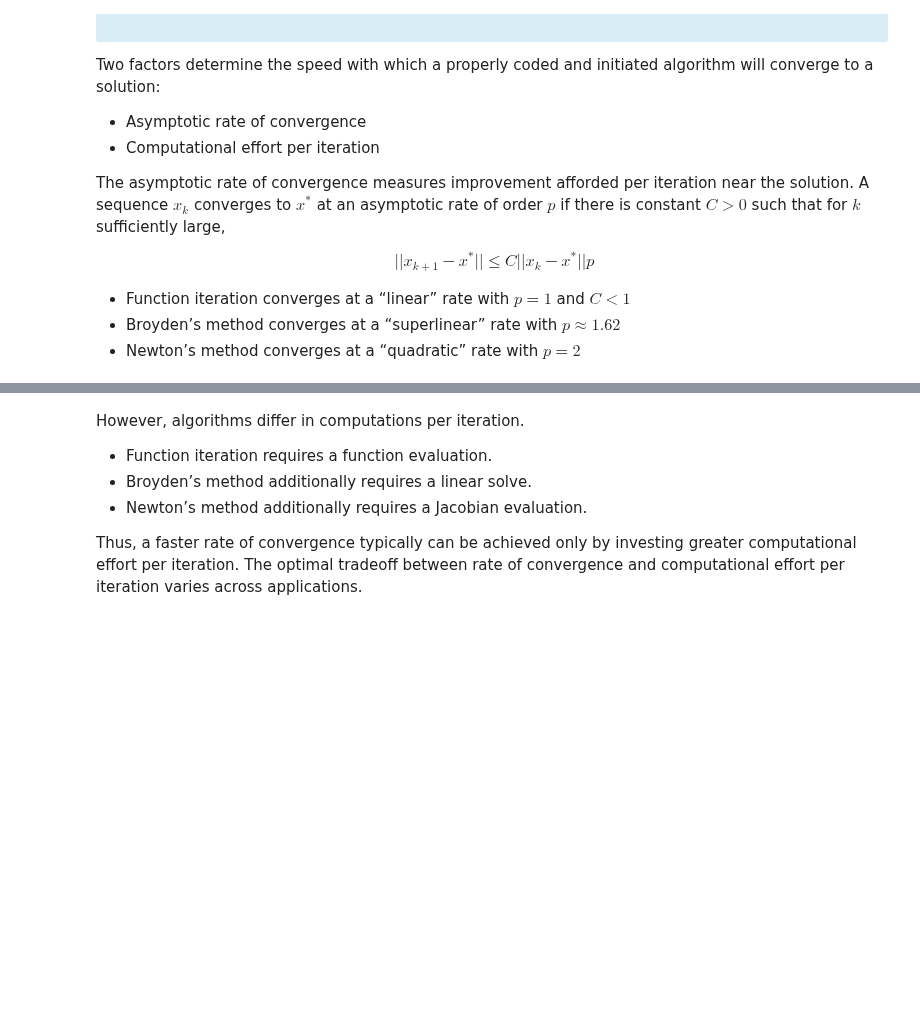
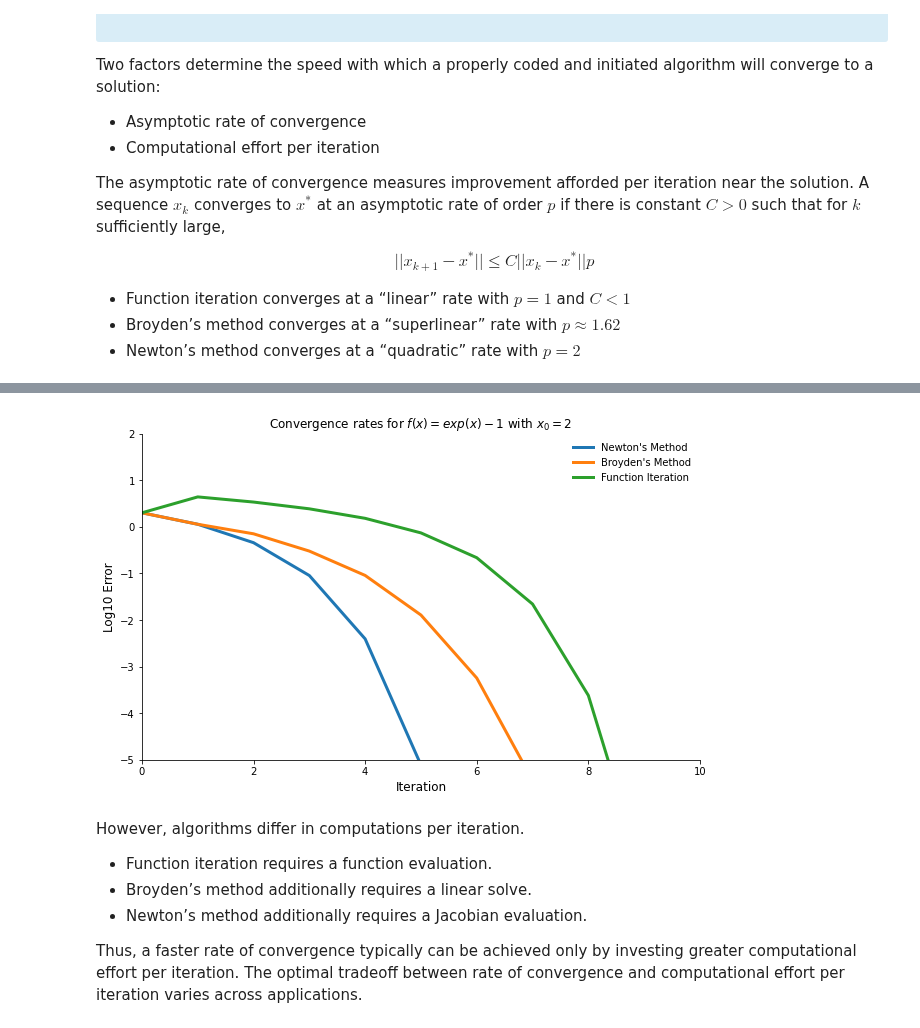
Before and after one commit to OpenSourceEconomics/ose-course-scientific-computing, a Jupyter notebook: lectures/nonlinear_equations/notebook.ipynb, the cells around one changed output, grey strips where cells are left out. Saved outputs shown, nothing was run; the diff lists cells and outputs as text; code cells hidden in the pictures; blank space fills up the shorter version.

```diff
--- a/lectures/nonlinear_equations/notebook.ipynb
+++ b/lectures/nonlinear_equations/notebook.ipynb
@@ -570,3 +574,7 @@ $$
+# %%
+plot_convergence()
+# %% [output]
+[figure, added]
 # %% [markdown]
 However, algorithms differ in computations per iteration.
 
```
Also changed, not shown: parts of 14 cells of this notebook, 2 other files.
